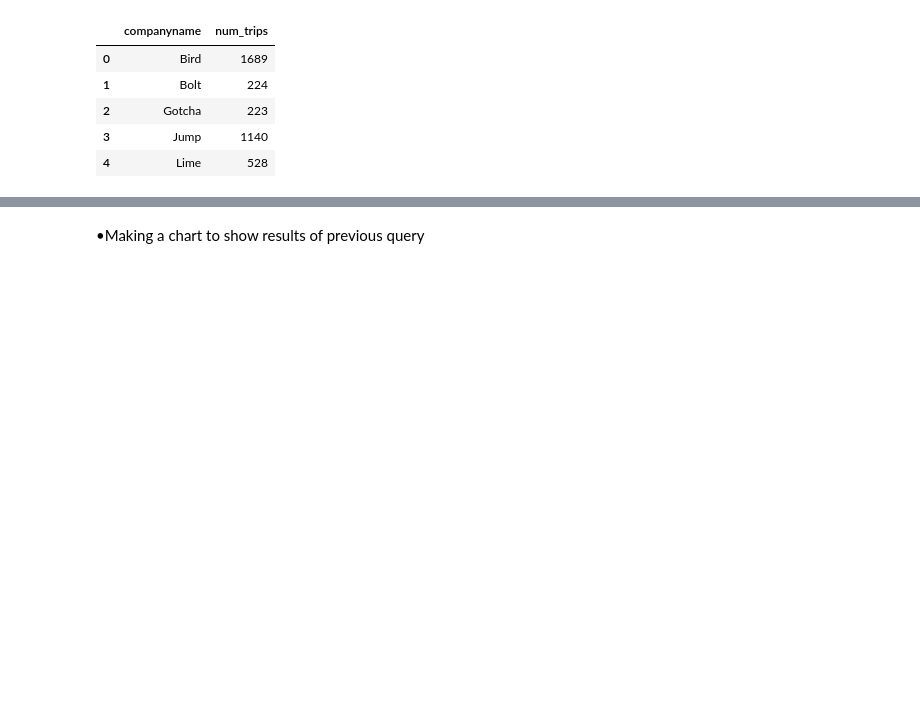
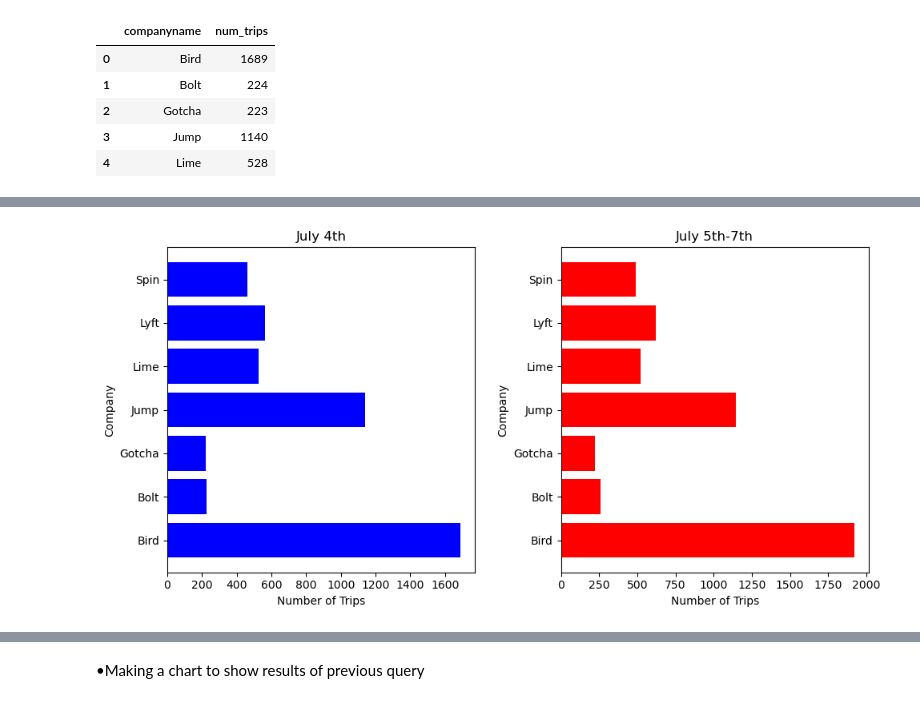
Before and after one commit to NSS-Data-Analytics-Cohort-8/scooter-partner1-whenhugocallsuspythonistas, a Jupyter notebook: notebooks/deliverables.ipynb, the cells around one changed output, grey strips where cells are left out. Cells and saved outputs as stored; diff of their text form; code cells hidden in the pictures; blank space fills up the shorter version.

```diff
--- a/notebooks/deliverables.ipynb
+++ b/notebooks/deliverables.ipynb
@@ -216,0 +249,46 @@ count_each_company_july4.head()
+# %%
+
+# define the query to get the number of trips for each scooter company on July 4th
+num_of_scooters_july4 = '''
+SELECT companyname, COUNT(DISTINCT sumdid) as num_trips
+FROM scooters
+WHERE DATE(pubdatetime) = '2019-07-04'
+GROUP BY companyname;
+'''
+
+# execute the query and store the results in a pandas dataframe
+count_each_company_july4 = pd.read_sql(num_of_scooters_july4, con=engine)
+
+# define the query to get the number of trips for each scooter company on July 5th, 6th, and 7th
+num_of_scooters_july5to7 = '''
+SELECT companyname, COUNT(DISTINCT sumdid) as num_trips
+FROM scooters
+WHERE DATE(pubdatetime) >= '2019-07-05' AND DATE(pubdatetime) <= '2019-07-07'
+GROUP BY companyname;
+'''
+
+# execute the query and store the results in a pandas dataframe
+count_each_company_july5to7 = pd.read_sql(num_of_scooters_july5to7, con=engine)
+
+# create subplots with two columns and one row
+fig, ax = plt.subplots(1, 2, figsize=(10, 5))
+
+# create a bar chart for July 4th on the first subplot
+ax[0].barh(count_each_company_july4['companyname'], count_each_company_july4['num_trips'], color='blue')
+ax[0].set_xlabel('Number of Trips')
+ax[0].set_ylabel('Company')
+ax[0].set_title('July 4th')
+
+# create a bar chart for July 5th-7th on the second subplot
+ax[1].barh(count_each_company_july5to7['companyname'], count_each_company_july5to7['num_trips'], color='red')
+ax[1].set_xlabel('Number of Trips')
+ax[1].set_ylabel('Company')
+ax[1].set_title('July 5th-7th')
+
+# adjust the layout and spacing of the subplots
+plt.tight_layout()
+
+# display the plot
+plt.show()
+# %% [output]
+[figure, added]
```
Also changed, not shown: parts of 9 cells of this notebook.
